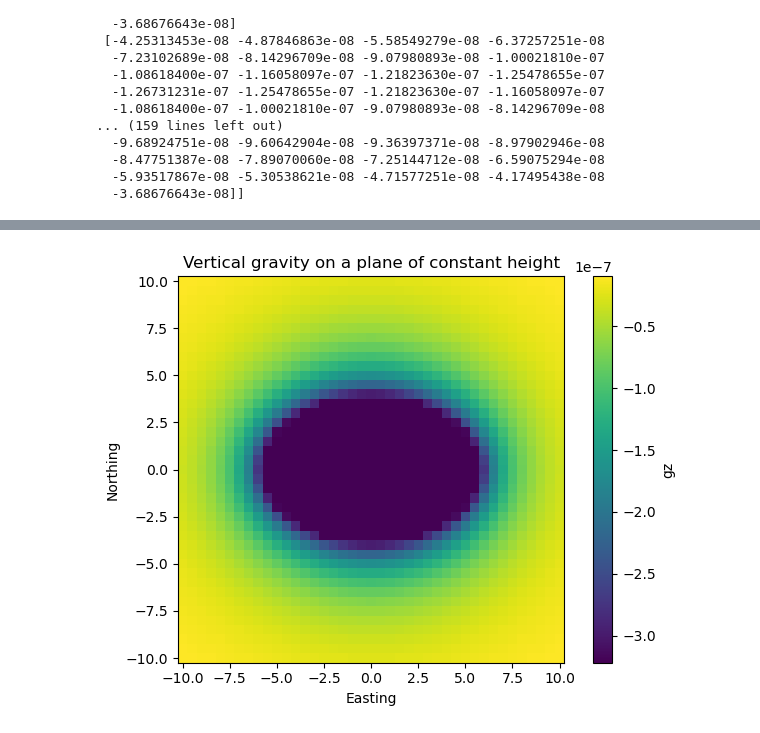
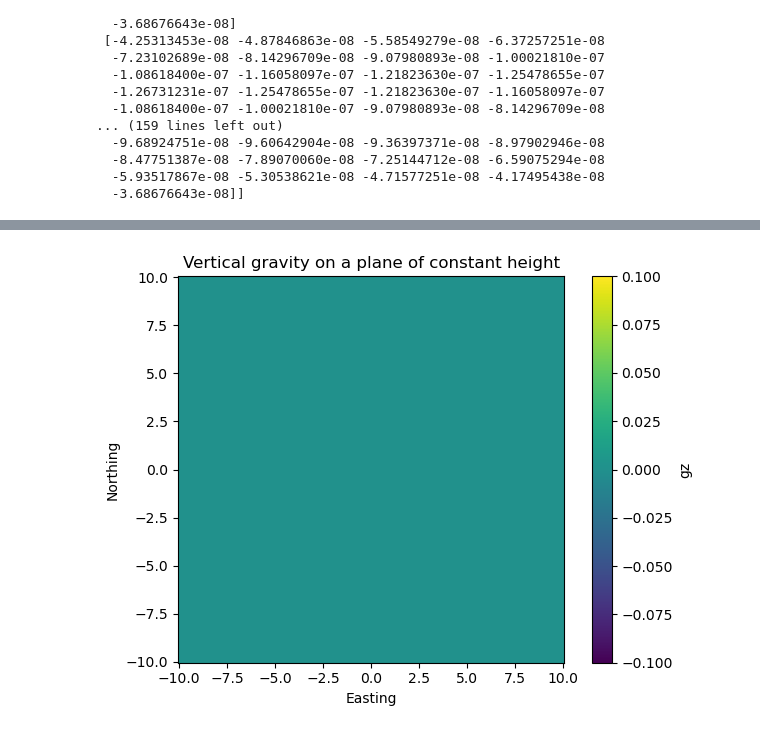
Before and after one commit to ubcgif/2025-baker-ellipsoids, a Jupyter notebook: notebooks/check_functions.ipynb, the cells around one changed output, grey strips where cells are left out. Cells and saved outputs as stored; diff of their text form; code cells hidden in the pictures.

Commit message:
Plot improvements, docstring labels, lambda testing

```diff
--- a/notebooks/check_functions.ipynb
+++ b/notebooks/check_functions.ipynb
@@ -80,4 +99,4 @@ print(zresults)
 # %%
-plot_colourmap_gz(func=calculate_delta_gs_prolate, spacing=0.5, region=(-10, 10, -10, 10), extra_coords=1, a=6, b=4, c=4, density=1000)
+plot_colourmap_gz(func=calculate_delta_gs_triaxial, spacing=0.1, region=(-10, 10, -10, 10), extra_coords=0, a=6, b=4, c=2, density=1000, topo_h=None)
 # %% [output]
-[figure, old version]
+[figure, new version]
```
Also changed, not shown: parts of 6 cells of this notebook, 4 other files.
